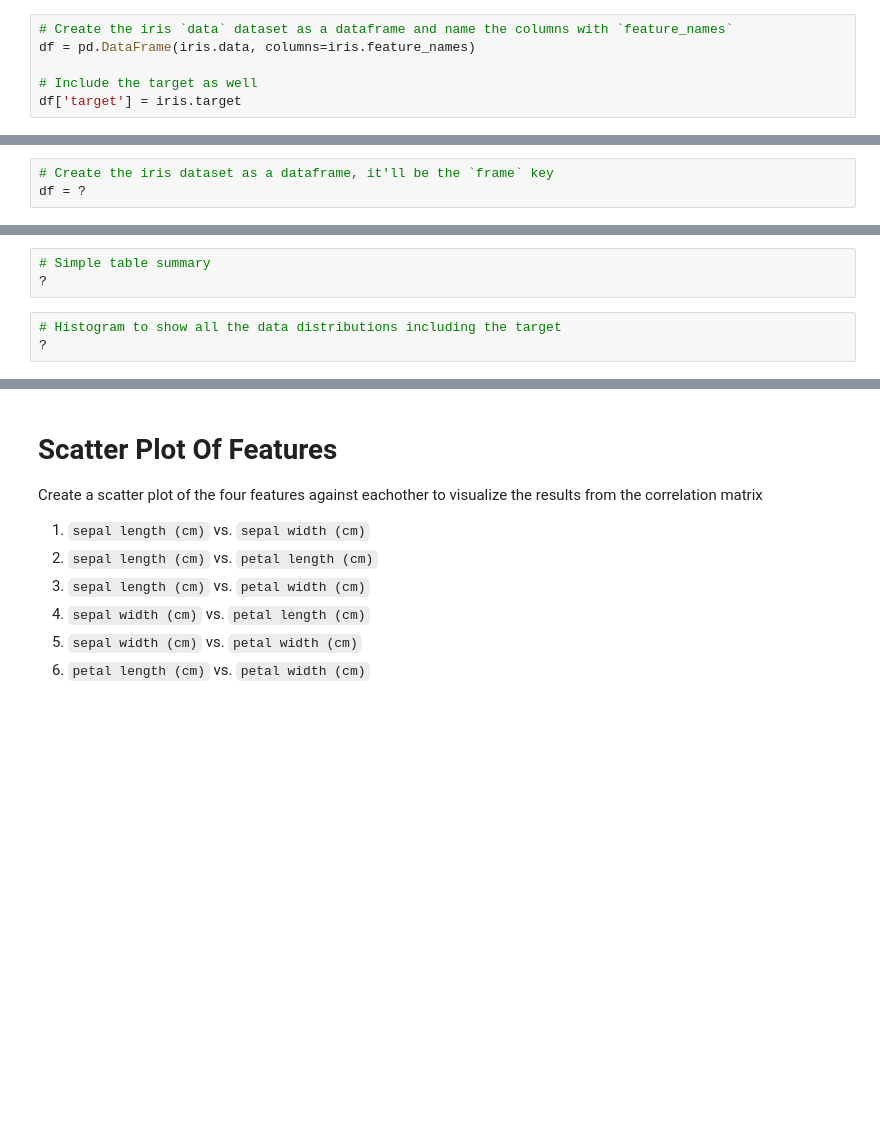
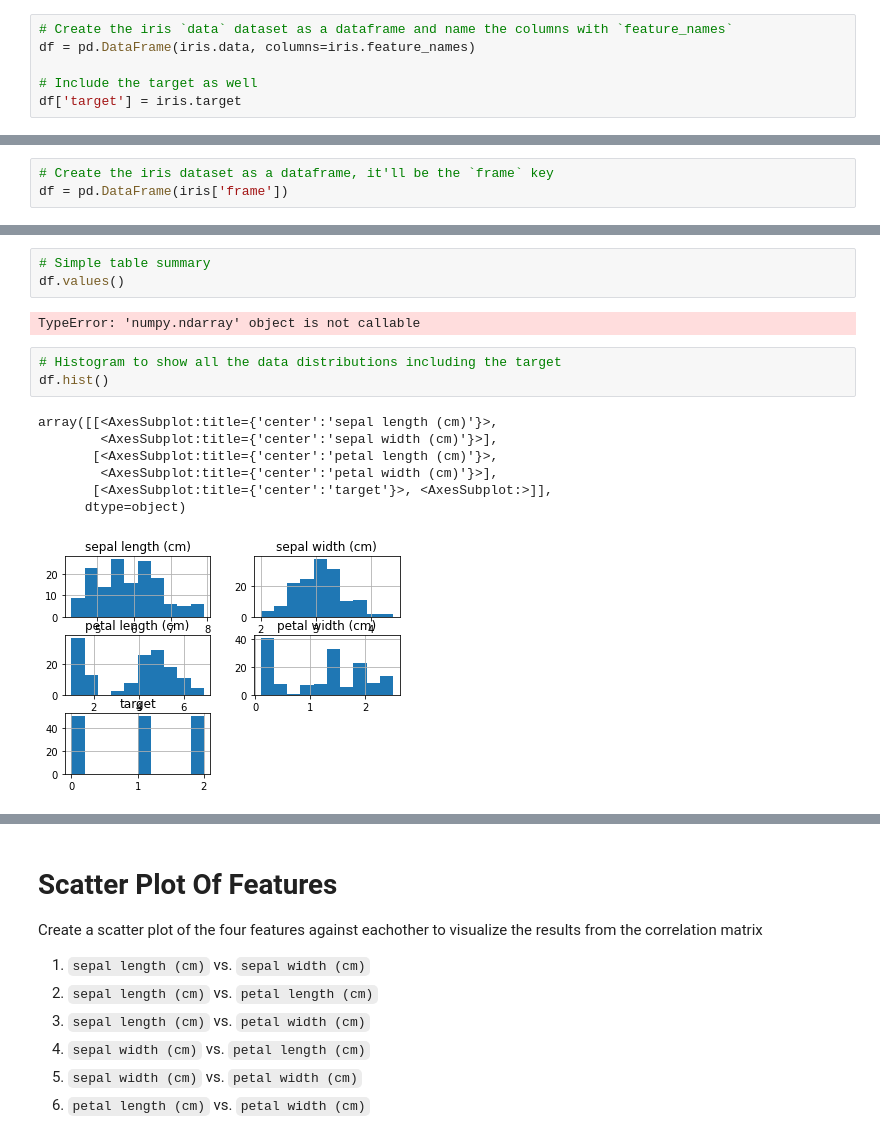
Before and after one commit to williamhyun/nd009t-c1-intro-to-ml-templates, a Jupyter notebook: exploratory-data-analysis/concept4_iris_dataset/starter/04_exercise_starter.ipynb, the cells around one changed output, grey strips where cells are left out. Cells and saved outputs as stored; diff of their text form; blank space fills up the shorter version.

```diff
--- a/exploratory-data-analysis/concept4_iris_dataset/starter/04_exercise_starter.ipynb
+++ b/exploratory-data-analysis/concept4_iris_dataset/starter/04_exercise_starter.ipynb
@@ -39,5 +40,5 @@ iris.keys()
 # %%
 # Create the iris dataset as a dataframe, it'll be the `frame` key
-df = ?
+df = pd.DataFrame(iris['frame'])
 # %%
 # Check your dataframe by `.head()`
@@ -45,8 +53,18 @@ df = ?
 # %%
 # Simple table summary
-?
+df.values()
+# %% [output]
+TypeError: 'numpy.ndarray' object is not callable
 # %%
 # Histogram to show all the data distributions including the target
-?
+df.hist()
+# %% [output]
+array([[<AxesSubplot:title={'center':'sepal length (cm)'}>,
+        <AxesSubplot:title={'center':'sepal width (cm)'}>],
+       [<AxesSubplot:title={'center':'petal length (cm)'}>,
+        <AxesSubplot:title={'center':'petal width (cm)'}>],
+       [<AxesSubplot:title={'center':'target'}>, <AxesSubplot:>]],
+      dtype=object)
+[figure, added]
 # %%
 # Investigate to see if any data are correlated positively or negatively
```
Also changed, not shown: parts of 9 cells of this notebook, 3 other files.
